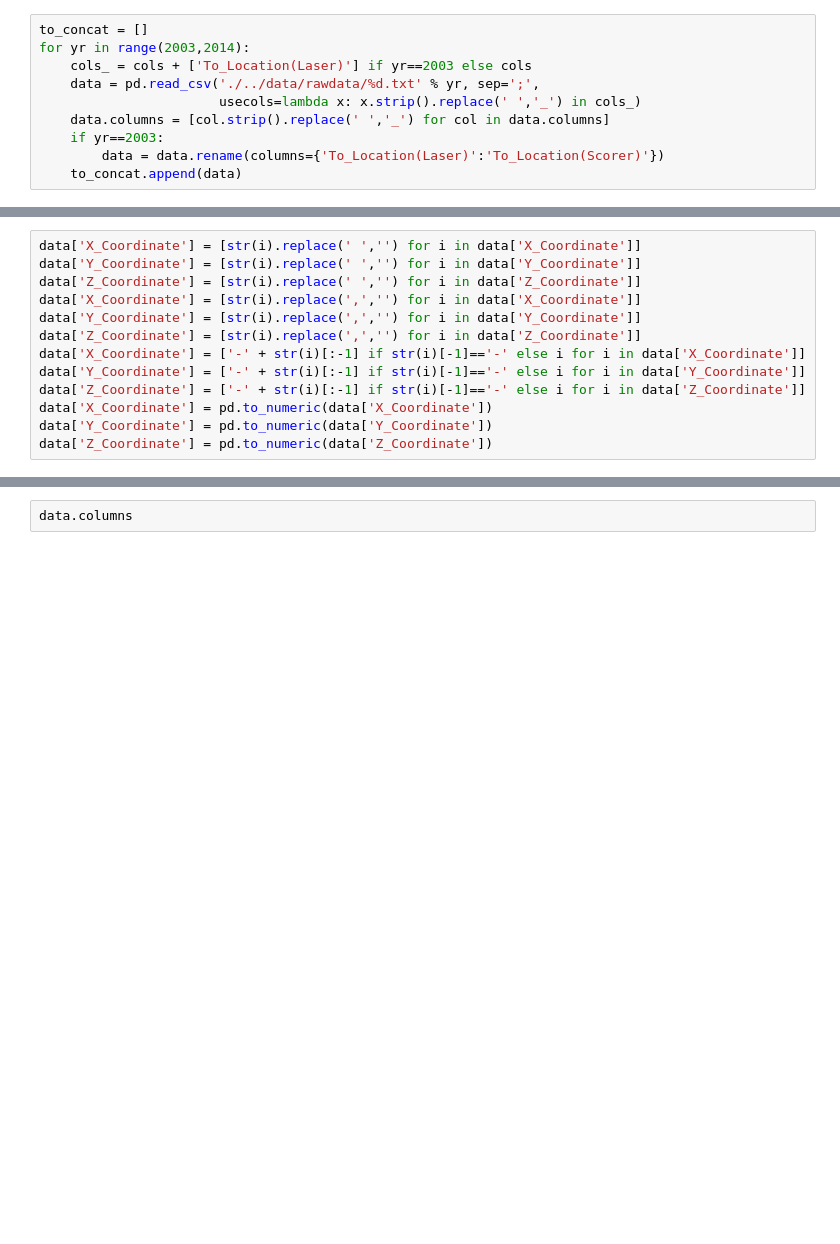
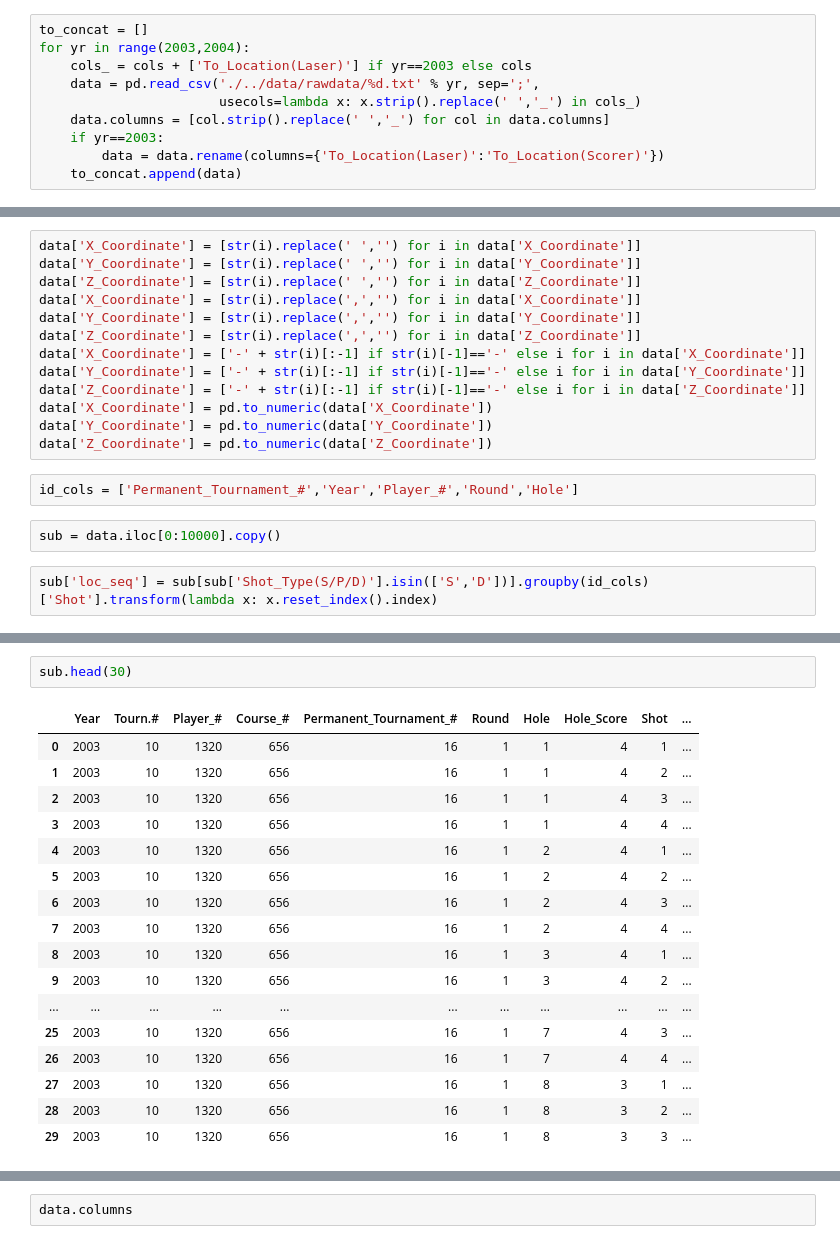
Before and after one commit to adamwlev/StrokesGained2, a Jupyter notebook: Exploration/'Extra Shots'.ipynb, the cells around one changed output, grey strips where cells are left out. Saved outputs shown, nothing was run; the diff lists cells and outputs as text; blank space fills up the shorter version.

```diff
--- a/Exploration/'Extra Shots'.ipynb
+++ b/Exploration/'Extra Shots'.ipynb
@@ -12,7 +12,7 @@ cols = ['Year','Tourn.#','Course_#','Round','Hole',
         'Shot_Type(S/P/D)','From_Location(Scorer)','To_Location(Scorer)']
 # %%
 to_concat = []
-for yr in range(2003,2014):
+for yr in range(2003,2004):
     cols_ = cols + ['To_Location(Laser)'] if yr==2003 else cols
     data = pd.read_csv('./../data/rawdata/%d.txt' % yr, sep=';',
                        usecols=lambda x: x.strip().replace(' ','_') in cols_)
@@ -35,3 +35,9 @@ data['Z_Coordinate'] = ['-' + str(i)[:-1] if str(i)[-1]=='-' else i for i in dat
 data['X_Coordinate'] = pd.to_numeric(data['X_Coordinate'])
 data['Y_Coordinate'] = pd.to_numeric(data['Y_Coordinate'])
 data['Z_Coordinate'] = pd.to_numeric(data['Z_Coordinate'])
+# %%
+id_cols = ['Permanent_Tournament_#','Year','Player_#','Round','Hole']
+# %%
+sub = data.iloc[0:10000].copy()
+# %%
+sub['loc_seq'] = sub[sub['Shot_Type(S/P/D)'].isin(['S','D'])].groupby(id_cols)['Shot'].transform(lambda x: x.reset_index().index)
@@ -37,0 +74,20 @@ data['Z_Coordinate'] = pd.to_numeric(data['Z_Coordinate'])
+# %%
+sub.head(30)
+# %% [output]
+|  | Year | Tourn.# | Player_# | Course_# | Permanent_Tournament_# | Round | Hole | Hole_Score | Shot | ... |
+| 0 | 2003 | 10 | 1320 | 656 | 16 | 1 | 1 | 4 | 1 | ... |
+| 1 | 2003 | 10 | 1320 | 656 | 16 | 1 | 1 | 4 | 2 | ... |
+| 2 | 2003 | 10 | 1320 | 656 | 16 | 1 | 1 | 4 | 3 | ... |
+| 3 | 2003 | 10 | 1320 | 656 | 16 | 1 | 1 | 4 | 4 | ... |
+| 4 | 2003 | 10 | 1320 | 656 | 16 | 1 | 2 | 4 | 1 | ... |
+| 5 | 2003 | 10 | 1320 | 656 | 16 | 1 | 2 | 4 | 2 | ... |
+| 6 | 2003 | 10 | 1320 | 656 | 16 | 1 | 2 | 4 | 3 | ... |
+| 7 | 2003 | 10 | 1320 | 656 | 16 | 1 | 2 | 4 | 4 | ... |
+| 8 | 2003 | 10 | 1320 | 656 | 16 | 1 | 3 | 4 | 1 | ... |
+| 9 | 2003 | 10 | 1320 | 656 | 16 | 1 | 3 | 4 | 2 | ... |
+| ... | ... | ... | ... | ... | ... | ... | ... | ... | ... | ... |
+| 25 | 2003 | 10 | 1320 | 656 | 16 | 1 | 7 | 4 | 3 | ... |
+| 26 | 2003 | 10 | 1320 | 656 | 16 | 1 | 7 | 4 | 4 | ... |
+| 27 | 2003 | 10 | 1320 | 656 | 16 | 1 | 8 | 3 | 1 | ... |
+| 28 | 2003 | 10 | 1320 | 656 | 16 | 1 | 8 | 3 | 2 | ... |
+| 29 | 2003 | 10 | 1320 | 656 | 16 | 1 | 8 | 3 | 3 | ... |
```
Also changed, not shown: parts of 12 cells of this notebook, 3 other files.
